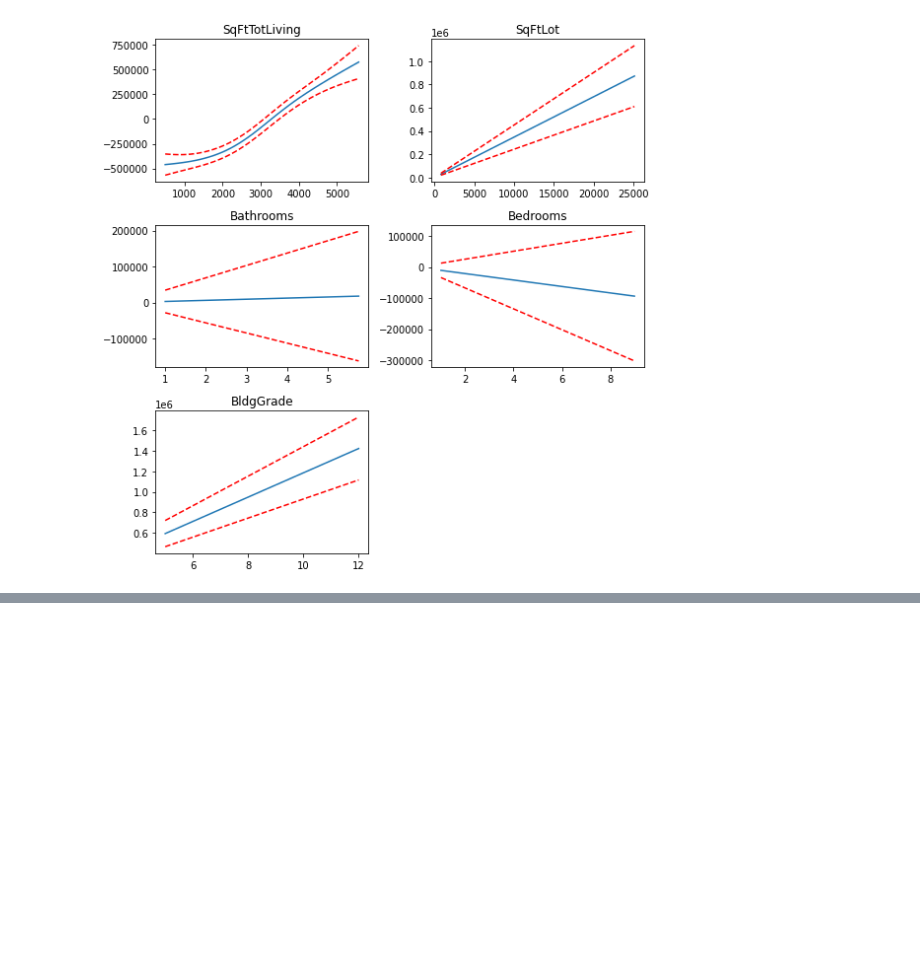
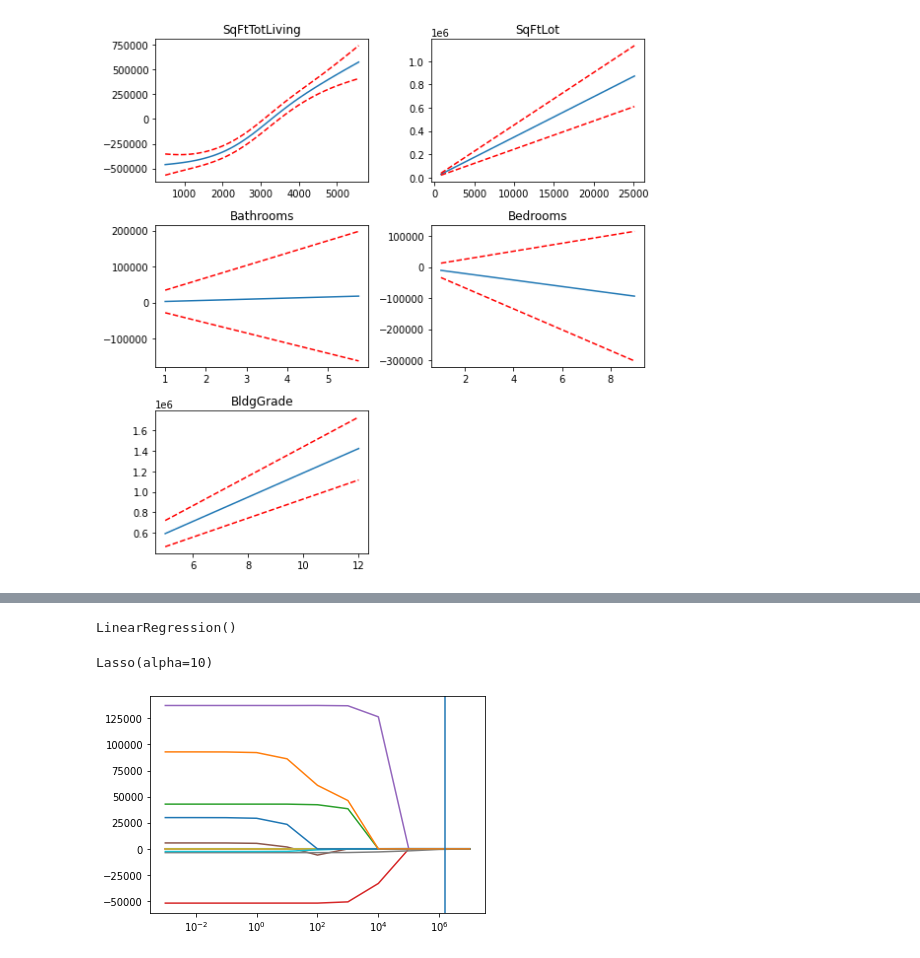
Before and after one commit to beauvilerobed/statistics-for-data-science, a Jupyter notebook: 4_LinearRegression.ipynb, the cells around one changed output, grey strips where cells are left out. Drawn from its saved outputs; the diff is of its cells as text; code cells hidden in the pictures; blank space fills up the shorter version.

```diff
--- a/4_LinearRegression.ipynb
+++ b/4_LinearRegression.ipynb
@@ -1302,0 +1366,9 @@ plt.show()
+# %%
+from sklearn.linear_model import Lasso, LassoLars, LassoCV, LassoLarsCV
+from sklearn.preprocessing import StandardScaler
+
+subset = ['AdjSalePrice', 'SqFtTotLiving', 'SqFtLot', 'Bathrooms',
+          'Bedrooms', 'BldgGrade']
+
+house = pd.read_csv(HOUSE_CSV, sep='\t')
+house[subset].head()
@@ -1302,0 +1382,43 @@ plt.show()
+# %%
+
+predictors = ['SqFtTotLiving', 'SqFtLot', 'Bathrooms', 'Bedrooms',
+              'BldgGrade', 'PropertyType', 'NbrLivingUnits',
+              'SqFtFinBasement', 'YrBuilt', 'YrRenovated',
+              'NewConstruction']
+outcome = 'AdjSalePrice'
+
+X = pd.get_dummies(house[predictors], drop_first=True)
+X['NewConstruction'] = [1 if nc else 0 for nc in X['NewConstruction']]
+columns = X.columns
+# X = StandardScaler().fit_transform(X * 1.0)
+y = house[outcome]
+
+house_lm = LinearRegression()
+print(house_lm.fit(X, y))
+# %% [output]
+LinearRegression()
+# %%
+house_lasso = Lasso(alpha=10)
+print(house_lasso.fit(X, y))
+# %% [output]
+Lasso(alpha=10)
+# %%
+Method = LassoLars
+MethodCV = LassoLarsCV
+Method = Lasso
+MethodCV = LassoCV
+
+alpha_values = []
+results = []
+for alpha in [0.001, 0.01, 0.1, 1, 10, 100, 1000, 10000, 100000, 1000000, 10000000]:
+    model = Method(alpha=alpha)
+    model.fit(X, y)
+    alpha_values.append(alpha)
+    results.append(model.coef_)
+modelCV = MethodCV(cv=5)
+modelCV.fit(X, y)
+ax = pd.DataFrame(results, index=alpha_values, columns=columns).plot(logx=True, legend=False)
+ax.axvline(modelCV.alpha_)
+plt.show()
+# %% [output]
+[figure, added]
```
Also changed, not shown: parts of 16 cells of this notebook.
